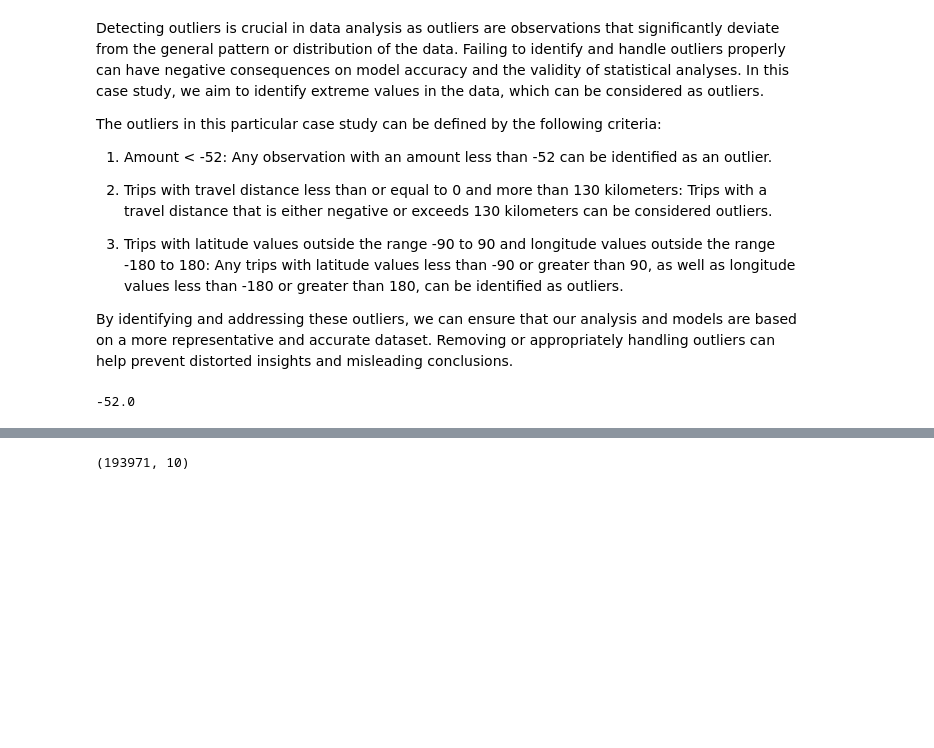
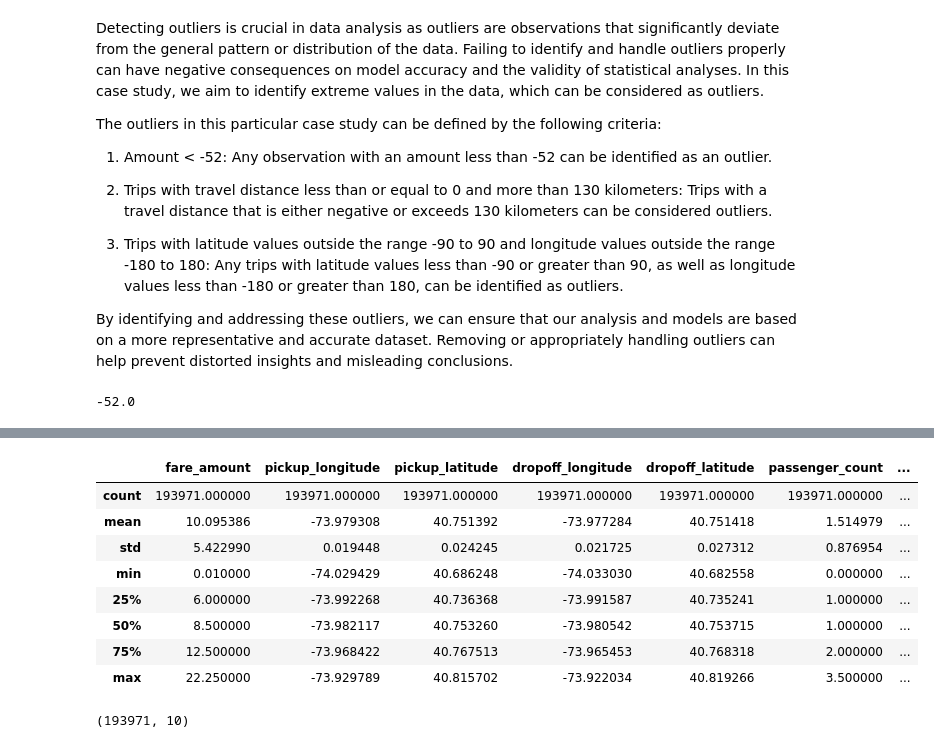
Before and after one commit to sudarsanaraogit/practice-it-sql-joins-3085459, a Jupyter notebook: Linear_Regression_Handson.ipynb, the cells around one changed output, grey strips where cells are left out. Cells and saved outputs as stored; diff of their text form; code cells hidden in the pictures; blank space fills up the shorter version.

```diff
--- a/Linear_Regression_Handson.ipynb
+++ b/Linear_Regression_Handson.ipynb
@@ -310,3 +297,15 @@ df.describe().T
+# %%
+df.describe() #descritive stats of dataset in the transpose form
+# %% [output]
+|  | fare_amount | pickup_longitude | pickup_latitude | dropoff_longitude | dropoff_latitude | passenger_count | ... |
+| count | 193971.000000 | 193971.000000 | 193971.000000 | 193971.000000 | 193971.000000 | 193971.000000 | ... |
+| mean | 10.095386 | -73.979308 | 40.751392 | -73.977284 | 40.751418 | 1.514979 | ... |
+| std | 5.422990 | 0.019448 | 0.024245 | 0.021725 | 0.027312 | 0.876954 | ... |
+| min | 0.010000 | -74.029429 | 40.686248 | -74.033030 | 40.682558 | 0.000000 | ... |
+| 25% | 6.000000 | -73.992268 | 40.736368 | -73.991587 | 40.735241 | 1.000000 | ... |
+| 50% | 8.500000 | -73.982117 | 40.753260 | -73.980542 | 40.753715 | 1.000000 | ... |
+| 75% | 12.500000 | -73.968422 | 40.767513 | -73.965453 | 40.768318 | 2.000000 | ... |
+| max | 22.250000 | -73.929789 | 40.815702 | -73.922034 | 40.819266 | 3.500000 | ... |
 # %%
 df.shape
 # %% [output]
```
Also changed, not shown: parts of 11 cells of this notebook.
